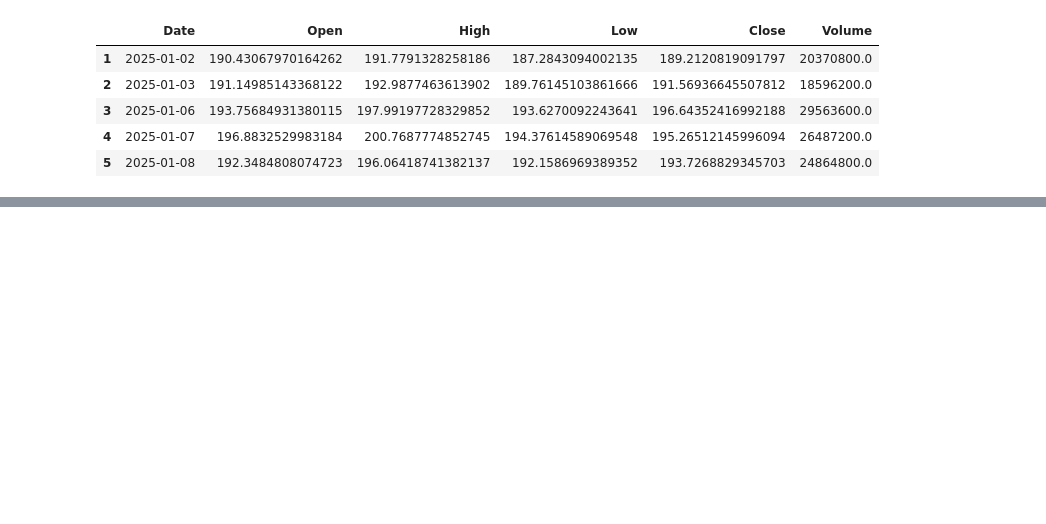
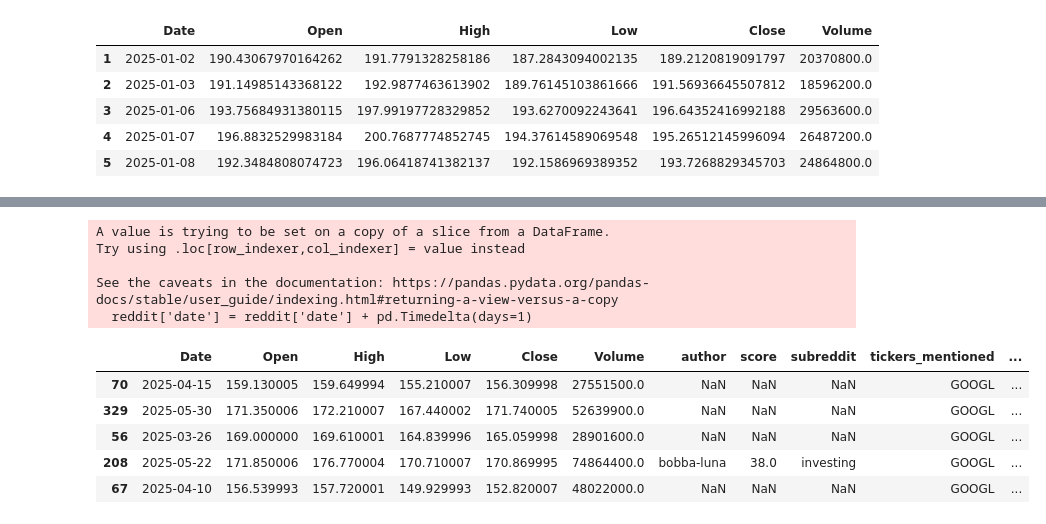
Before and after one commit to realaryagupta/investor-pulse, a Jupyter notebook: notebooks/merging/google-merging.ipynb, the cells around one changed output, grey strips where cells are left out. Drawn from its saved outputs; the diff is of its cells as text; code cells hidden in the pictures; blank space fills up the shorter version.

```diff
--- a/notebooks/merging/google-merging.ipynb
+++ b/notebooks/merging/google-merging.ipynb
@@ -88,0 +133,41 @@ apple, nvidia, google, amazon, microsoft
+# %%
+reddit['date'] = reddit['date'] + pd.Timedelta(days=1)
+google_headlines['date'] = google_headlines['date'] + pd.Timedelta(days=1)
+# %% [output]
+A value is trying to be set on a copy of a slice from a DataFrame.
+Try using .loc[row_indexer,col_indexer] = value instead
+
+See the caveats in the documentation: https://pandas.pydata.org/pandas-docs/stable/user_guide/indexing.html#returning-a-view-versus-a-copy
+  reddit['date'] = reddit['date'] + pd.Timedelta(days=1)
+# %%
+merged = pd.merge(
+    google,
+    reddit,
+    how='left',
+    left_on='Date',
+    right_on='date',
+    suffixes=('', '_reddit')
+)
+merged.drop(columns=['date'], inplace=True)
+# %%
+merged = pd.merge(
+    merged,
+    google_headlines,
+    how='left',
+    left_on='Date',
+    right_on='date',
+    suffixes=('', '_news')
+)
+merged.drop(columns=['date'], inplace=True)
+# %%
+merged.sort_values('Date', inplace=True)
+merged.reset_index(drop=True, inplace=True)
+# %%
+merged.sample(5)
+# %% [output]
+|  | Date | Open | High | Low | Close | Volume | author | score | subreddit | tickers_mentioned | ... |
+| 70 | 2025-04-15 | 159.130005 | 159.649994 | 155.210007 | 156.309998 | 27551500.0 | NaN | NaN | NaN | GOOGL | ... |
+| 329 | 2025-05-30 | 171.350006 | 172.210007 | 167.440002 | 171.740005 | 52639900.0 | NaN | NaN | NaN | GOOGL | ... |
+| 56 | 2025-03-26 | 169.000000 | 169.610001 | 164.839996 | 165.059998 | 28901600.0 | NaN | NaN | NaN | GOOGL | ... |
+| 208 | 2025-05-22 | 171.850006 | 176.770004 | 170.710007 | 170.869995 | 74864400.0 | bobba-luna | 38.0 | investing | GOOGL | ... |
+| 67 | 2025-04-10 | 156.539993 | 157.720001 | 149.929993 | 152.820007 | 48022000.0 | NaN | NaN | NaN | GOOGL | ... |
```
Also changed, not shown: parts of 20 cells of this notebook, 20 other files.
